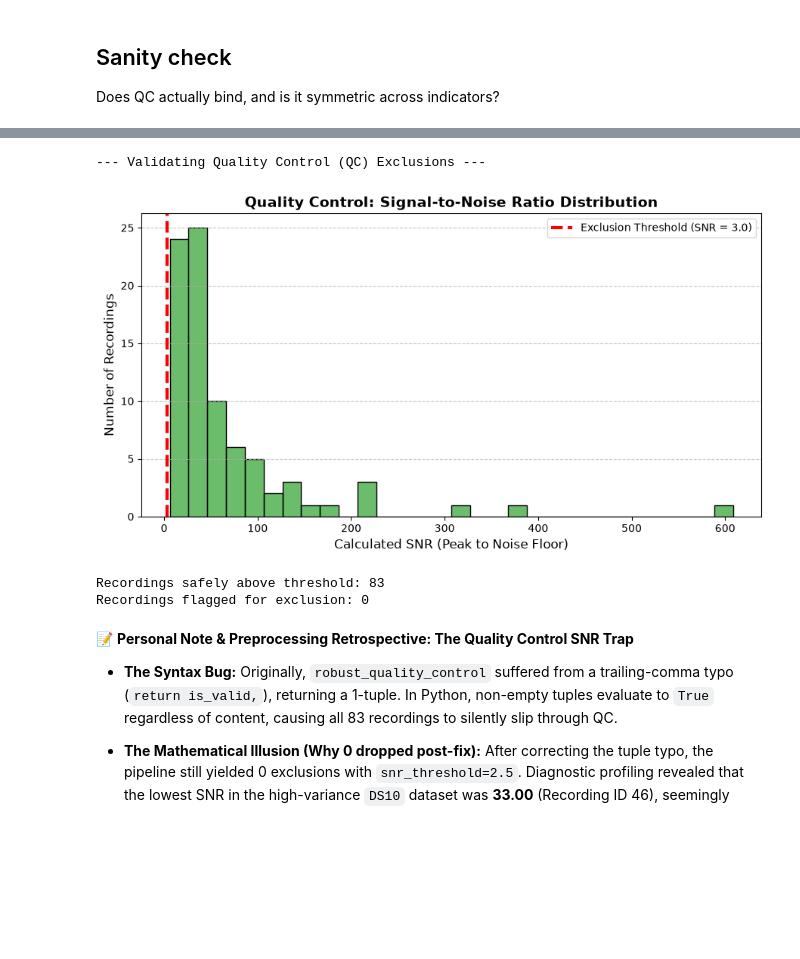
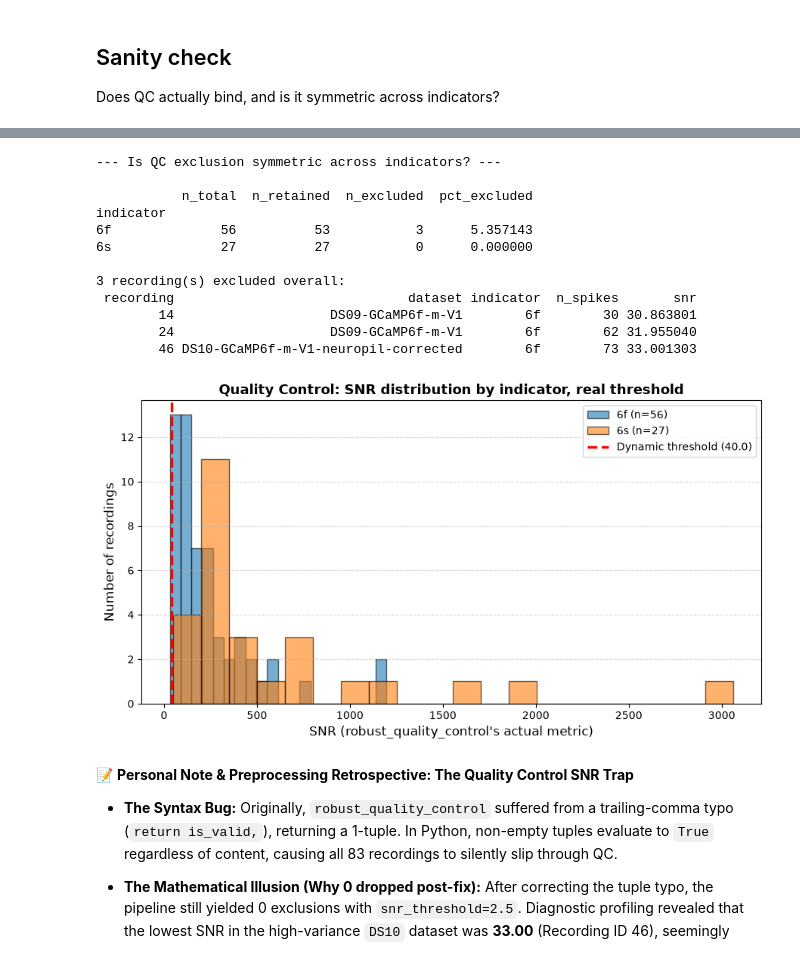
Before and after one commit to F-vdHaar/neural_ds_generalisation, a Jupyter notebook: spike_inference.ipynb, the cells around one changed output, grey strips where cells are left out. Cells and saved outputs as stored; diff of their text form; code cells hidden in the pictures; blank space fills up the shorter version.

```diff
--- a/spike_inference.ipynb
+++ b/spike_inference.ipynb
@@ -702,40 +763,49 @@ Recordings where manual SNR disagrees with robust_quality_control: 0
 # %%
-import seaborn as sns
+import seaborn as sns  # not used in this cell's own plot anymore (below uses
+                        # plain matplotlib), but a later cell (domain-shift
+                        # scatter) relies on sns having been imported somewhere
+                        # earlier in the notebook -- kept here so it isn't
+                        # silently broken by this cell's rewrite.
 
-print("--- Validating Quality Control (QC) Exclusions ---")
+print("--- Is QC exclusion symmetric across indicators? ---\n")
 
-snr_values = []
-# Loop over phase2_aligned_data to see ALL recordings before they were dropped
-for rid, rec in phase2_aligned_data.items():
-    trace = rec['aligned_dff'] # The correct key for phase 2 data
+summary = qc_df.groupby('indicator')['is_valid'].agg(n_total='count', n_retained='sum')
+summary['n_excluded'] = summary['n_total'] - summary['n_retained']
+summary['pct_excluded'] = 100 * summary['n_excluded'] / summary['n_total']
+print(summary)
 
-    # Approximate SNR: (99th percentile - median) / median absolute deviation
-    signal_peak = np.percentile(trace, 99) - np.median(trace)
-    noise_floor = np.nanmedian(np.abs(np.diff(trace))) + 1e-8
-    snr = signal_peak / noise_floor
-    snr_values.append(snr)
+excluded = qc_df[~qc_df['is_valid']]
+print(f"\n{len(excluded)} recording(s) excluded overall:")
+print(excluded[['recording', 'dataset', 'indicator', 'n_spikes', 'snr']].to_string(index=False))
 
-exclusion_threshold = 3.0
+fig, ax = plt.subplots(figsize=(9, 5))
+for ind, color in [('6f', '#1f77b4'), ('6s', '#ff7f0e')]:
+    sub = qc_df[qc_df['indicator'] == ind]
+    ax.hist(sub['snr'], bins=20, alpha=0.6, label=f'{ind} (n={len(sub)})', color=color, edgecolor='black')
 
-plt.figure(figsize=(9, 5))
-sns.histplot(snr_values, bins=30, color='#2ca02c', edgecolor='black', alpha=0.7)
-plt.axvline(x=exclusion_threshold, color='red', linestyle='--', linewidth=3, label=f'Exclusion Threshold (SNR = {exclusion_threshold})')
-
-plt.title("Quality Control: Signal-to-Noise Ratio Distribution", fontsize=14, fontweight='bold')
-plt.xlabel("Calculated SNR (Peak to Noise Floor)", fontsize=12)
-plt.ylabel("Number of Recordings", fontsize=12)
-plt.legend()
-plt.grid(axis='y', linestyle='--', alpha=0.7)
+ax.axvline(x=DYNAMIC_SNR_THRESHOLD, color='red', linestyle='--', linewidth=2.5,
+           label=f'Dynamic threshold ({DYNAMIC_SNR_THRESHOLD:.1f})')
+ax.set_title("Quality Control: SNR distribution by indicator, real threshold", fontsize=13, fontweight='bold')
+ax.set_xlabel("SNR (robust_quality_control's actual metric)", fontsize=12)
+ax.set_ylabel("Number of recordings", fontsize=12)
+ax.legend()
+ax.grid(axis='y', linestyle='--', alpha=0.5)
 plt.tight_layout()
 plt.show()
-
-print(f"Recordings safely above threshold: {sum(s >= exclusion_threshold for s in snr_values)}")
-print(f"Recordings flagged for exclusion: {sum(s < exclusion_threshold for s in snr_values)}")
 # %% [output]
---- Validating Quality Control (QC) Exclusions ---
+--- Is QC exclusion symmetric across indicators? ---
+
+           n_total  n_retained  n_excluded  pct_excluded
+indicator
+6f              56          53           3      5.357143
+6s              27          27           0      0.000000
+
+3 recording(s) excluded overall:
+ recording                              dataset indicator  n_spikes       snr
+        14                    DS09-GCaMP6f-m-V1        6f        30 30.863801
+        24                    DS09-GCaMP6f-m-V1        6f        62 31.955040
+        46 DS10-GCaMP6f-m-V1-neuropil-corrected        6f        73 33.001303
-[figure, old version]
+[figure, new version]
-Recordings safely above threshold: 83
-Recordings flagged for exclusion: 0
 # %% [markdown]
 📝 **Personal Note & Preprocessing Retrospective: The Quality Control SNR Trap**
 
```
Also changed, not shown: parts of 13 cells of this notebook, 1 other file.
